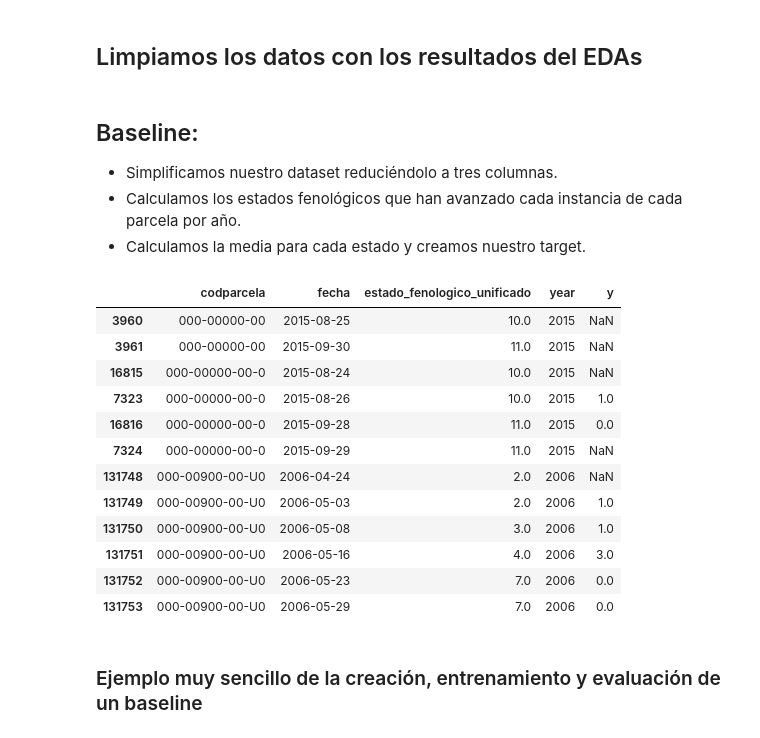
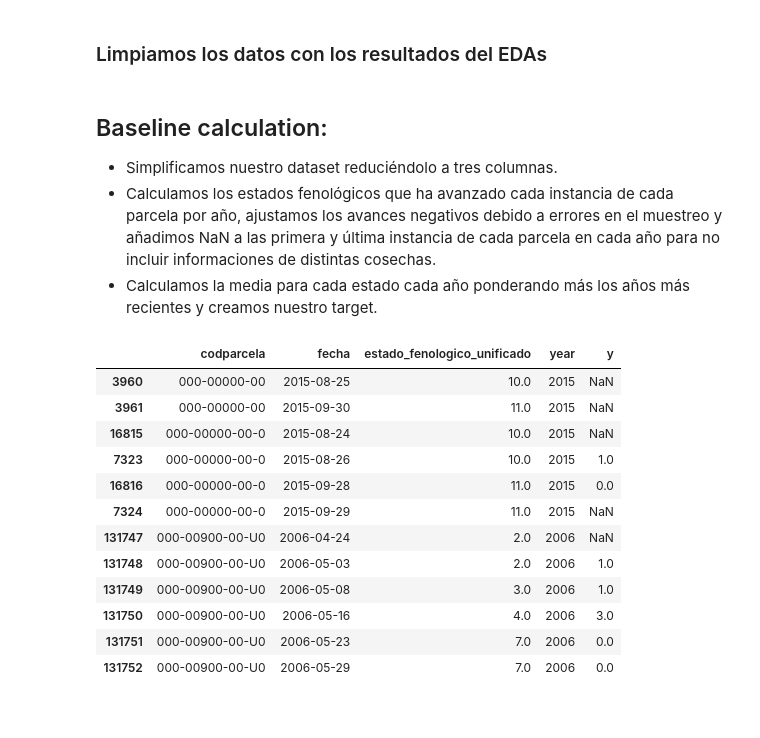
Before and after one commit to Zrive/zrive-ds-1q24-olive-stage-prediction, a Jupyter notebook: src/Baseline-Alvaro.ipynb, the cells around one changed output. Cells and saved outputs as stored; diff of their text form; code cells hidden in the pictures.

```diff
--- a/src/Baseline-Alvaro.ipynb
+++ b/src/Baseline-Alvaro.ipynb
@@ -22,7 +12,7 @@ root_folder = "/Users/alvaroleal/Desktop/DS/komorebi"
 
 df = pd.read_parquet(root_folder + '/muestreos_parcelas.parquet')
 # %% [markdown]
-## Limpiamos los datos con los resultados del EDAs
+### Limpiamos los datos con los resultados del EDAs
 # %%
 def clean_df(df):
     """
@@ -45,10 +35,10 @@ def clean_df(df):
 # %%
 df = clean_df(df)
 # %% [markdown]
-## Baseline:
+## Baseline calculation:
 - Simplificamos nuestro dataset reduciéndolo a tres columnas.
-- Calculamos los estados fenológicos que han avanzado cada instancia de cada parcela por año.
-- Calculamos la media para cada estado y creamos nuestro target.
+- Calculamos los estados fenológicos que ha avanzado cada instancia de cada parcela por año, ajustamos los avances negativos debido a errores en el muestreo y añadimos NaN a las primera y última instancia de cada parcela en cada año para no incluir informaciones de distintas cosechas.
+- Calculamos la media para cada estado cada año ponderando más los años más recientes y creamos nuestro target.
 # %%
 columnas_estados = [f'estado_fenologico_{i}' for i in range(14, 0, -1)]
 
@@ -58,32 +48,36 @@ df['estado_fenologico_unificado'] = pd.to_numeric(df['estado_fenologico_unificad
 df = df[['codparcela','fecha','estado_fenologico_unificado']]
 # %%
 df = df.copy()
-
+df.reset_index(drop=True, inplace=True)
 df.sort_values(by=['codparcela', 'fecha'], inplace=True)
-
 df['year'] = df['fecha'].dt.year
 
+# Ajustamos estados fenológicos regresivos para evitar 'y' negativas
+for i in range(len(df) - 1):
+    if df.at[i, 'codparcela'] == df.at[i + 1, 'codparcela'] and df.at[i, 'year'] == df.at[i + 1, 'year']:
+        if df.at[i + 1, 'estado_fenologico_unificado'] < df.at[i, 'estado_fenologico_unificado']:
+            df.at[i + 1, 'estado_fenologico_unificado'] = df.at[i, 'estado_fenologico_unificado']
+
+# Calculamos la diferencia entre el estado fenológico siguiente y el actual
 df['y'] = df.groupby(['codparcela', 'year'], observed=True)['estado_fenologico_unificado'].shift(-1) - df['estado_fenologico_unificado']
 
+# Establecemos NaN en la primera y última entrada de cada grupo para evitar data leakage entre distintas cosechas
 first_last_mask = (df['fecha'] == df.groupby(['codparcela', 'year'], observed=True)['fecha'].transform('first')) | \
                   (df['fecha'] == df.groupby(['codparcela', 'year'], observed=True)['fecha'].transform('last'))
-
 df.loc[first_last_mask, 'y'] = np.nan
 
 df.head(12)
 # %% [output]
 |  | codparcela | fecha | estado_fenologico_unificado | year | y |
 | 3960 | 000-00000-00 | 2015-08-25 | 10.0 | 2015 | NaN |
 | 3961 | 000-00000-00 | 2015-09-30 | 11.0 | 2015 | NaN |
 | 16815 | 000-00000-00-0 | 2015-08-24 | 10.0 | 2015 | NaN |
 | 7323 | 000-00000-00-0 | 2015-08-26 | 10.0 | 2015 | 1.0 |
 | 16816 | 000-00000-00-0 | 2015-09-28 | 11.0 | 2015 | 0.0 |
 | 7324 | 000-00000-00-0 | 2015-09-29 | 11.0 | 2015 | NaN |
-| 131748 | 000-00900-00-U0 | 2006-04-24 | 2.0 | 2006 | NaN |
-| 131749 | 000-00900-00-U0 | 2006-05-03 | 2.0 | 2006 | 1.0 |
-| 131750 | 000-00900-00-U0 | 2006-05-08 | 3.0 | 2006 | 1.0 |
-| 131751 | 000-00900-00-U0 | 2006-05-16 | 4.0 | 2006 | 3.0 |
-| 131752 | 000-00900-00-U0 | 2006-05-23 | 7.0 | 2006 | 0.0 |
-| 131753 | 000-00900-00-U0 | 2006-05-29 | 7.0 | 2006 | 0.0 |
+| 131747 | 000-00900-00-U0 | 2006-04-24 | 2.0 | 2006 | NaN |
+| 131748 | 000-00900-00-U0 | 2006-05-03 | 2.0 | 2006 | 1.0 |
+| 131749 | 000-00900-00-U0 | 2006-05-08 | 3.0 | 2006 | 1.0 |
+| 131750 | 000-00900-00-U0 | 2006-05-16 | 4.0 | 2006 | 3.0 |
+| 131751 | 000-00900-00-U0 | 2006-05-23 | 7.0 | 2006 | 0.0 |
+| 131752 | 000-00900-00-U0 | 2006-05-29 | 7.0 | 2006 | 0.0 |
-# %% [markdown]
-### Ejemplo muy sencillo de la creación, entrenamiento y evaluación de un baseline
```
Also changed, not shown: parts of 12 cells of this notebook, 2 other files.
